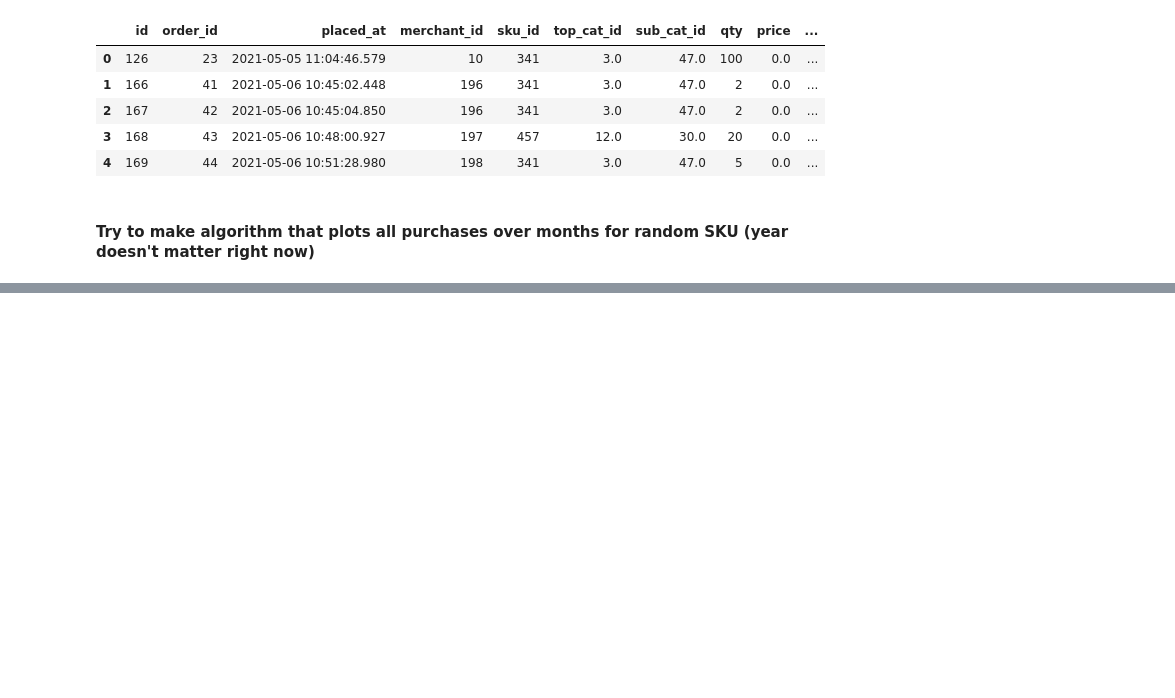
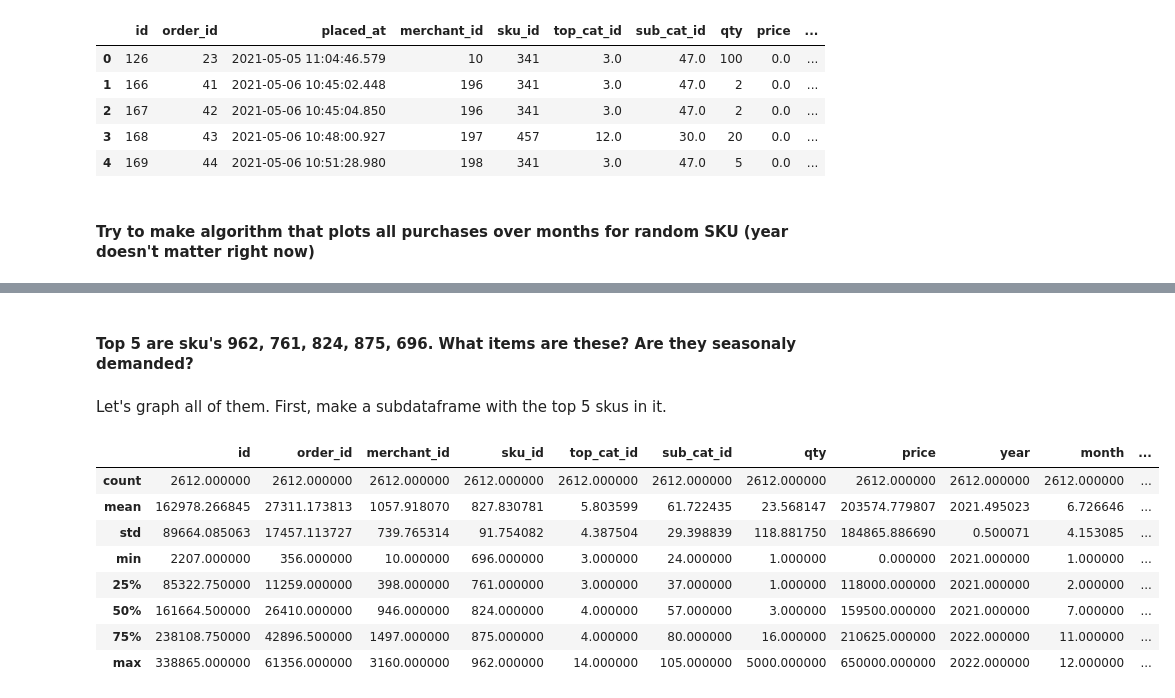
Before and after one commit to graceflitsch/DataScience, a Jupyter notebook: GNB2.ipynb, the cells around one changed output, grey strips where cells are left out. Cells and saved outputs as stored; diff of their text form; code cells hidden in the pictures; blank space fills up the shorter version.

```diff
--- a/GNB2.ipynb
+++ b/GNB2.ipynb
@@ -34,0 +76,18 @@ ValueError: Grouper for 'sku_id' not 1-dimensional
+# %% [markdown]
+#### Top 5 are sku's 962, 761, 824, 875, 696. What items are these? Are they seasonaly demanded?
+# %% [markdown]
+Let's graph all of them. First, make a subdataframe with the top 5 skus in it.
+# %%
+options = [962, 761, 824, 875, 696]
+topsku = baskets[baskets['sku_id'].isin(options)]
+topsku.describe()
+# %% [output]
+|  | id | order_id | merchant_id | sku_id | top_cat_id | sub_cat_id | qty | price | year | month | ... |
+| count | 2612.000000 | 2612.000000 | 2612.000000 | 2612.000000 | 2612.000000 | 2612.000000 | 2612.000000 | 2612.000000 | 2612.000000 | 2612.000000 | ... |
+| mean | 162978.266845 | 27311.173813 | 1057.918070 | 827.830781 | 5.803599 | 61.722435 | 23.568147 | 203574.779807 | 2021.495023 | 6.726646 | ... |
+| std | 89664.085063 | 17457.113727 | 739.765314 | 91.754082 | 4.387504 | 29.398839 | 118.881750 | 184865.886690 | 0.500071 | 4.153085 | ... |
+| min | 2207.000000 | 356.000000 | 10.000000 | 696.000000 | 3.000000 | 24.000000 | 1.000000 | 0.000000 | 2021.000000 | 1.000000 | ... |
+| 25% | 85322.750000 | 11259.000000 | 398.000000 | 761.000000 | 3.000000 | 37.000000 | 1.000000 | 118000.000000 | 2021.000000 | 2.000000 | ... |
+| 50% | 161664.500000 | 26410.000000 | 946.000000 | 824.000000 | 4.000000 | 57.000000 | 3.000000 | 159500.000000 | 2021.000000 | 7.000000 | ... |
+| 75% | 238108.750000 | 42896.500000 | 1497.000000 | 875.000000 | 4.000000 | 80.000000 | 16.000000 | 210625.000000 | 2022.000000 | 11.000000 | ... |
+| max | 338865.000000 | 61356.000000 | 3160.000000 | 962.000000 | 14.000000 | 105.000000 | 5000.000000 | 650000.000000 | 2022.000000 | 12.000000 | ... |
```
Also changed, not shown: parts of 9 cells of this notebook.
